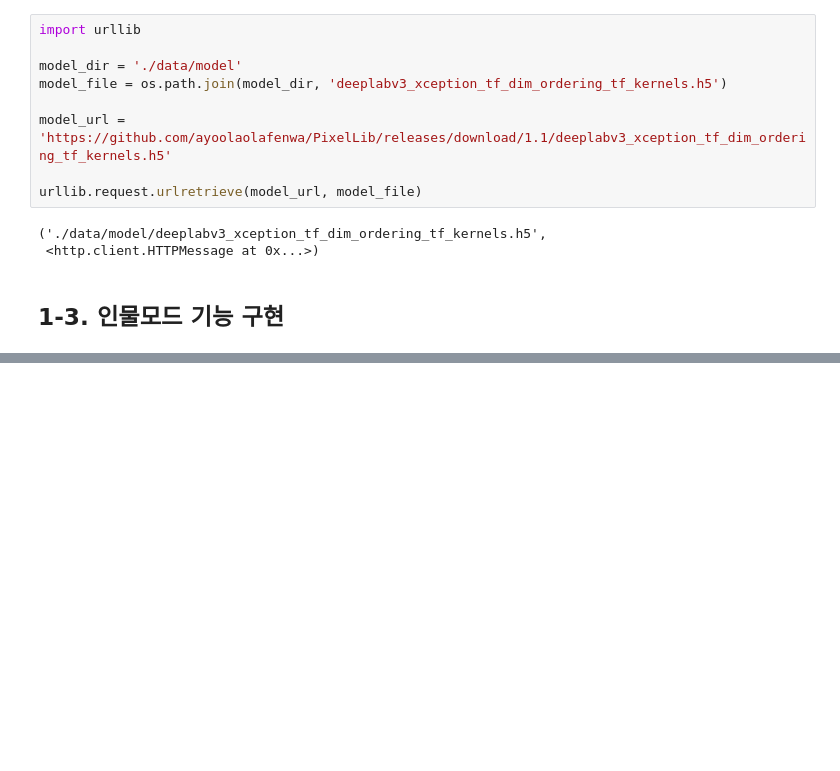
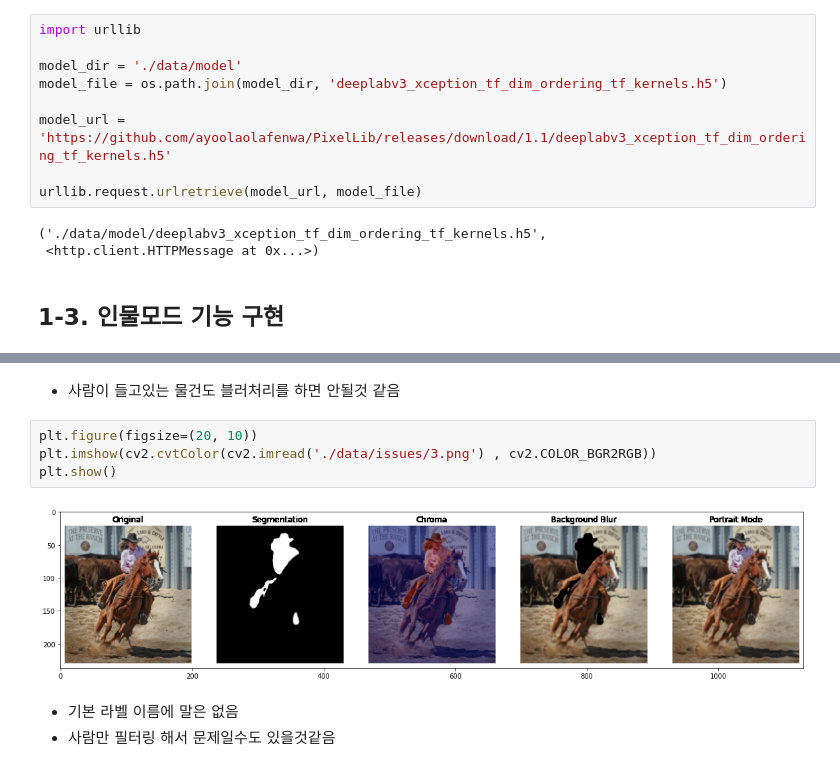
Before and after one commit to KurtKim/Aiffel, a Jupyter notebook: EXPLORATION/Node10/10-1.ipynb, the cells around one changed output, grey strips where cells are left out. Saved outputs shown, nothing was run; the diff lists cells and outputs as text; blank space fills up the shorter version.

```diff
--- a/EXPLORATION/Node10/10-1.ipynb
+++ b/EXPLORATION/Node10/10-1.ipynb
@@ -125,0 +167,11 @@ WARNING:tensorflow:6 out of the last 6 calls to <function Model.make_predict_fun
+# %% [markdown]
+* 사람이 들고있는 물건도 블러처리를 하면 안될것 같음
+# %%
+plt.figure(figsize=(20, 10))
+plt.imshow(cv2.cvtColor(cv2.imread('./data/issues/3.png') , cv2.COLOR_BGR2RGB))
+plt.show()
+# %% [output]
+[figure, added]
+# %% [markdown]
+* 기본 라벨 이름에 말은 없음
+* 사람만 필터링 해서 문제일수도 있을것같음
```
Also changed, not shown: parts of 9 cells of this notebook, 4 other files.
